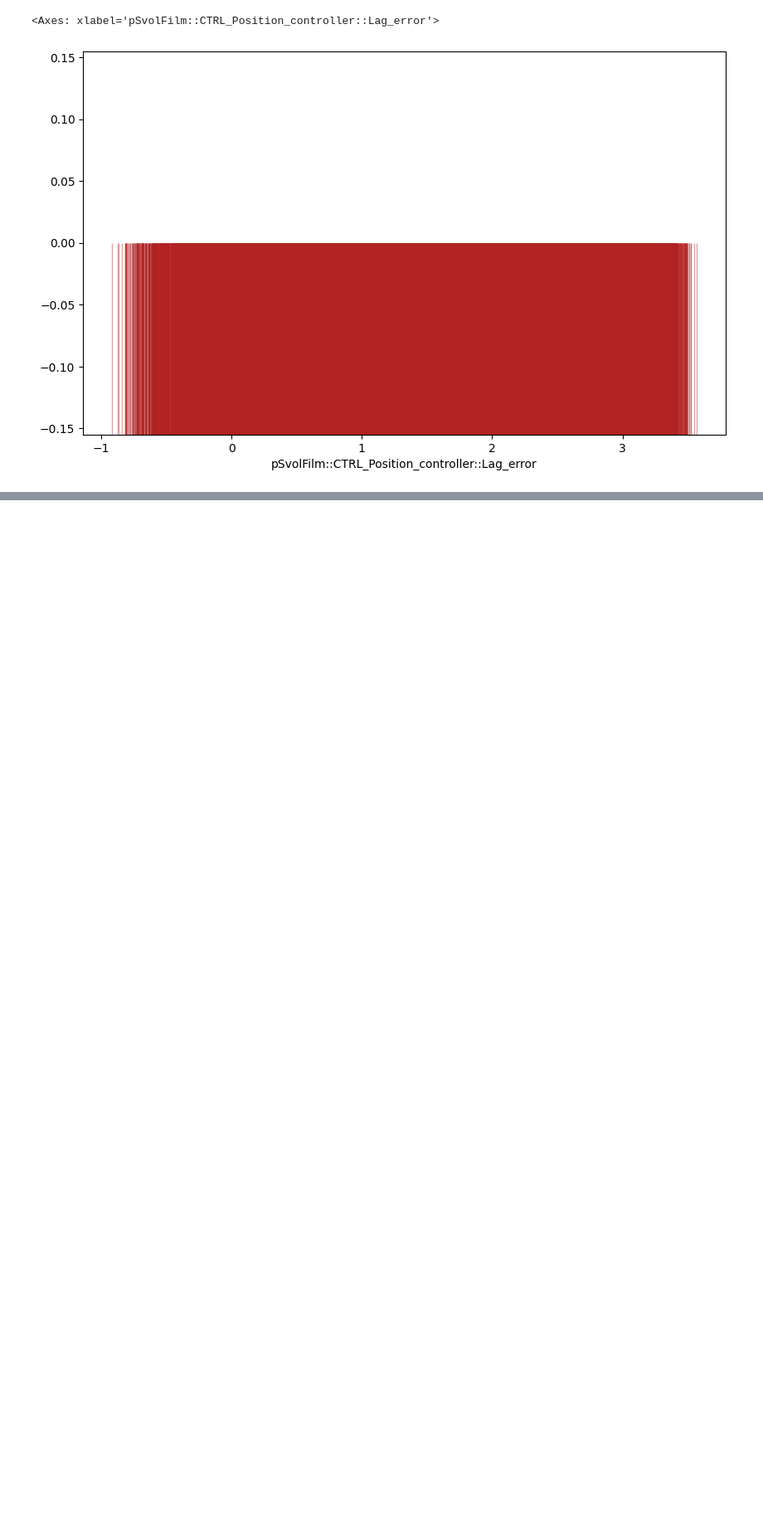
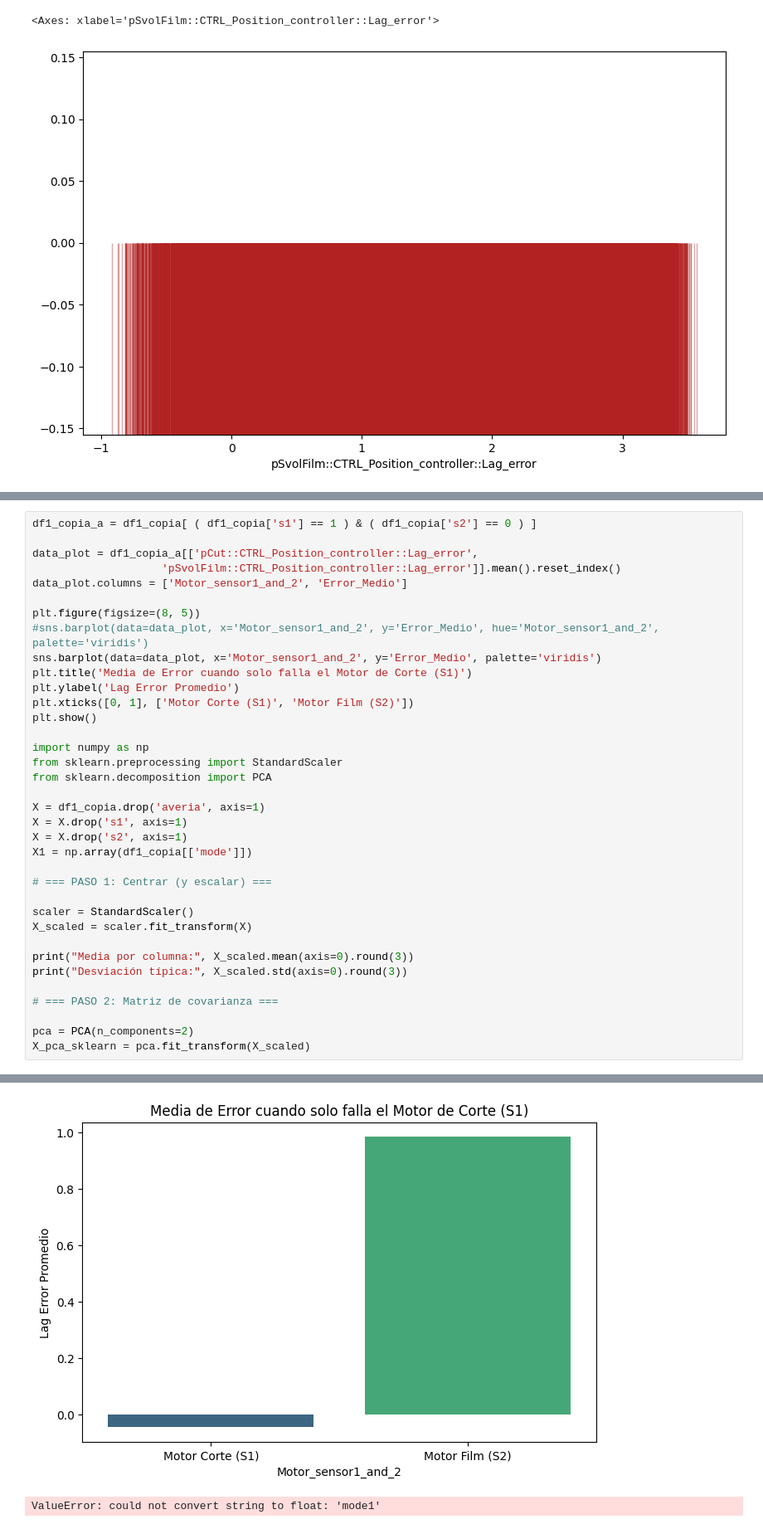
Before and after one commit to maketas1/CuartetoCalavera, a Jupyter notebook: proyecto_Carlos.ipynb, the cells around one changed output, grey strips where cells are left out. Shown at 83% size. Drawn from its saved outputs; the diff is of its cells as text; blank space fills up the shorter version.

```diff
--- a/proyecto_Carlos.ipynb
+++ b/proyecto_Carlos.ipynb
@@ -471,0 +501,37 @@ sns.rugplot (
+# %%
+df1_copia_a = df1_copia[ ( df1_copia['s1'] == 1 ) & ( df1_copia['s2'] == 0 ) ]
+
+data_plot = df1_copia_a[['pCut::CTRL_Position_controller::Lag_error',
+                    'pSvolFilm::CTRL_Position_controller::Lag_error']].mean().reset_index()
+data_plot.columns = ['Motor_sensor1_and_2', 'Error_Medio']
+
+plt.figure(figsize=(8, 5))
+#sns.barplot(data=data_plot, x='Motor_sensor1_and_2', y='Error_Medio', hue='Motor_sensor1_and_2', palette='viridis')
+sns.barplot(data=data_plot, x='Motor_sensor1_and_2', y='Error_Medio', palette='viridis')
+plt.title('Media de Error cuando solo falla el Motor de Corte (S1)')
+plt.ylabel('Lag Error Promedio')
+plt.xticks([0, 1], ['Motor Corte (S1)', 'Motor Film (S2)'])
+plt.show()
+
+import numpy as np
+from sklearn.preprocessing import StandardScaler
+from sklearn.decomposition import PCA
+
+X = df1_copia.drop('averia', axis=1)
+X = X.drop('s1', axis=1)
+X = X.drop('s2', axis=1)
+X1 = np.array(df1_copia[['mode']])
+
+# === PASO 1: Centrar (y escalar) ===
+
+scaler = StandardScaler()
+X_scaled = scaler.fit_transform(X)
+
+print("Media por columna:", X_scaled.mean(axis=0).round(3))
+print("Desviación típica:", X_scaled.std(axis=0).round(3))
+
+# === PASO 2: Matriz de covarianza ===
+
+pca = PCA(n_components=2)
+X_pca_sklearn = pca.fit_transform(X_scaled)
+# %% [output]
@@ -471,0 +541,2 @@ sns.rugplot (
+[figure, added]
+ValueError: could not convert string to float: 'mode1'
```
Also changed, not shown: parts of 3 cells of this notebook.
